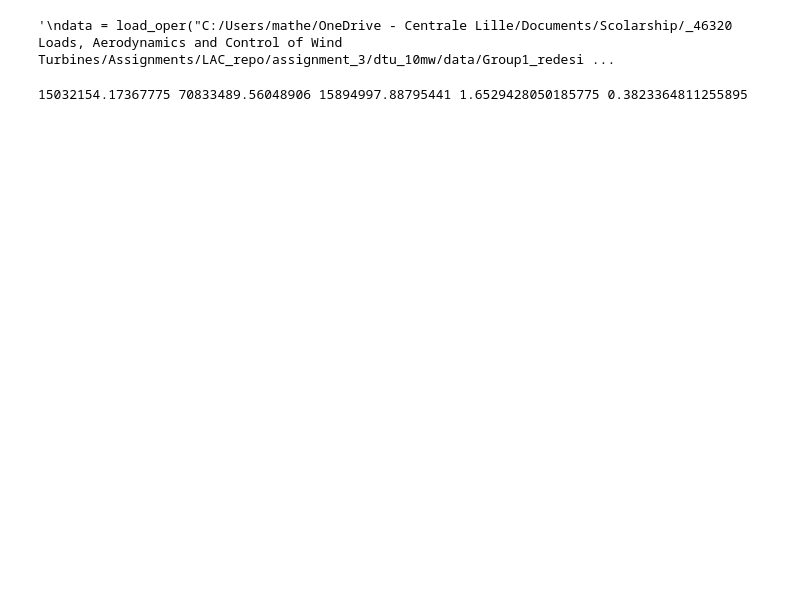
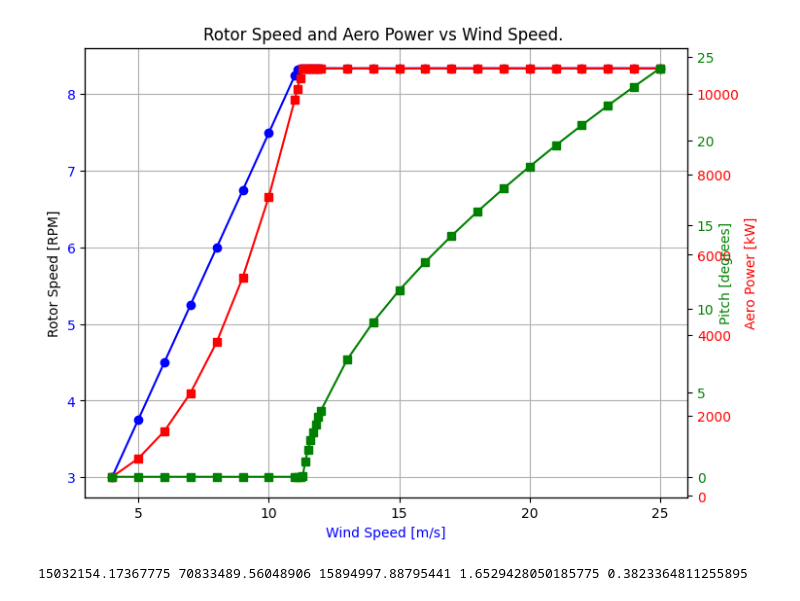
Before and after one commit to nicolaquaia/LAC_final, a Jupyter notebook: assignment_03/Assignment_3_part_01.ipynb, the cells around one changed output. Cells and saved outputs as stored; diff of their text form; code cells hidden in the pictures; blank space fills up the shorter version.

```diff
--- a/assignment_03/Assignment_3_part_01.ipynb
+++ b/assignment_03/Assignment_3_part_01.ipynb
@@ -47,41 +276,39 @@ plt.show()
 # %%
-'''
-data = load_oper("C:/Users/mathe/OneDrive - Centrale Lille/Documents/Scolarship/_46320 Loads, Aerodynamics and Control of Wind Turbines/Assignments/LAC_repo/assignment_3/dtu_10mw/data/Group1_redesign_flex.opt")
-print(data)
+
+data = load_oper("our_design/data/Group1_redesign_flex.opt")
 
 wind_speed =data['ws_ms']#[i for i in range(len(data['ws_ms']))]
 rotor_speed = data['rotor_speed_rpm']
 aero_power = data['power_kw']
 pitch = data['pitch_deg']
 # Create the plot with a secondary y-axis for power
 fig, ax1 = plt.subplots(figsize=(8, 6))
 
 # Plot wind speed vs rotor speed
 ax1.plot(wind_speed, rotor_speed,  'b-o', label='Rotor Speed [RPM]')
 ax1.set_ylabel('Rotor Speed [RPM]')
 ax1.set_xlabel('Wind Speed [m/s]', color='b')
 ax1.tick_params(axis='y', labelcolor='b')
 
 # Create a second y-axis for aerodynamic power
 ax2 = ax1.twinx()
 ax2.plot(wind_speed, aero_power, 'r-s', label='Aero Power [kW]')
 ax2.set_ylabel('Aero Power [kW]', color='r')
 ax2.tick_params(axis='y', labelcolor='r')
 
 # Create a second y-axis for aerodynamic power
 ax3 = ax1.twinx()
 ax3.plot(wind_speed, pitch, 'g-s', label='Pitch [degrees]')
 ax3.set_ylabel('Pitch [degrees]', color='g')
 ax3.tick_params(axis='y', labelcolor='g')
 
 # Add grid and titles
 plt.title('Rotor Speed and Aero Power vs Wind Speed. ')
 ax1.grid(True)
 
 plt.show()
-'''
 # %% [output]
-'\ndata = load_oper("C:/Users/mathe/OneDrive - Centrale Lille/Documents/Scolarship/_46320 Loads, Aerodynamics and Control of Wind Turbines/Assignments/LAC_repo/assignment_3/dtu_10mw/data/Group1_redesi ...
+[figure, added]
 # %%
 rho = 1.225
 R = 92.52423873284587
```
Also changed, not shown: parts of 7 cells of this notebook, 16 other files.
